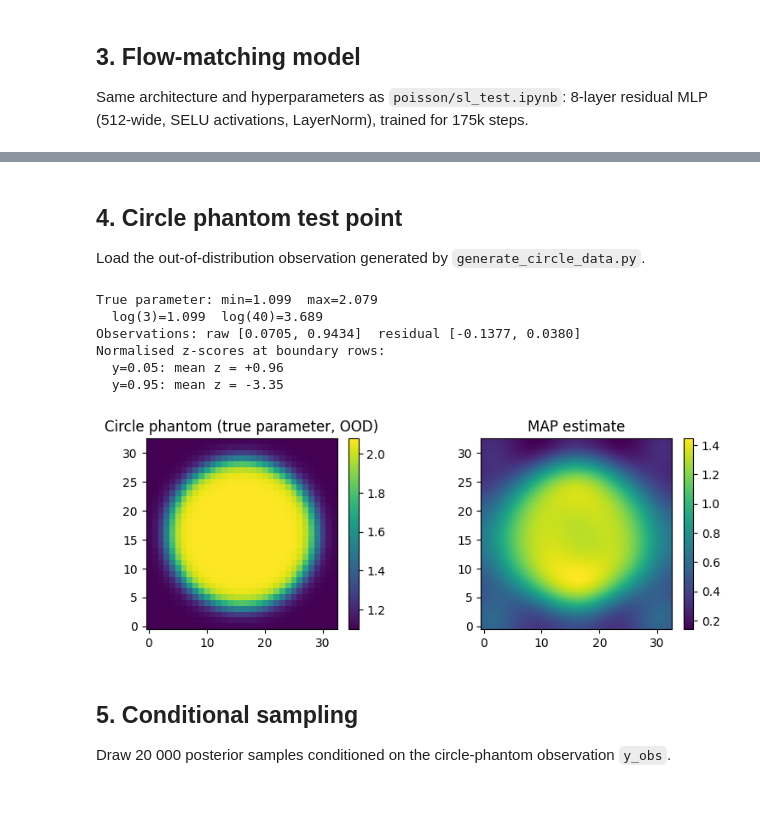
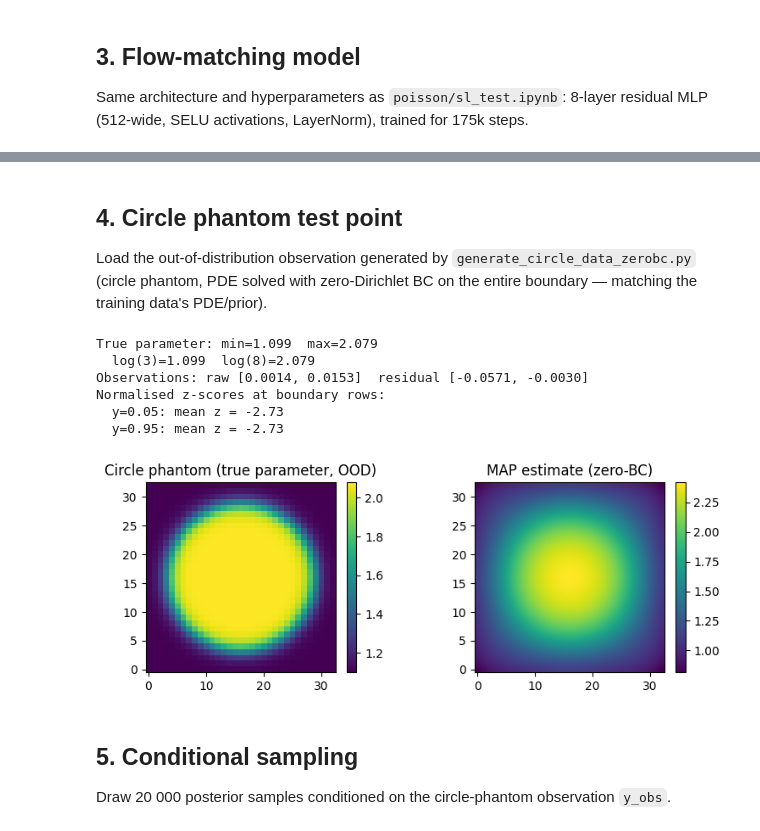
Before and after one commit to abjohnson117/TransportVsMcmcExperiments, a Jupyter notebook: circle-poisson/circle_test.ipynb, the cells around one changed output, grey strips where cells are left out. Cells and saved outputs as stored; diff of their text form; code cells hidden in the pictures; blank space fills up the shorter version.

```diff
--- a/circle-poisson/circle_test.ipynb
+++ b/circle-poisson/circle_test.ipynb
@@ -46,8 +49,8 @@ from triangular_transport.flows.loss_functions import vec_field_loss
 from triangular_transport.flows.methods.utils import UnitGaussianNormalizer
 from triangular_transport.flows.dataloaders import gaussian_reference_sampler
 
-TRAIN_DIR  = Path('../poisson/training_dataset')   # same training data as poisson/sl_test.ipynb
-CIRCLE_DIR = Path('circle-data')          # generated by generate_circle_data.py
+TRAIN_DIR  = Path('training_dataset')     # zero-Dirichlet-everywhere BC training data ("_p" files, see generate_training_dataset.py)
+CIRCLE_DIR = Path('circle-data-zerobc')   # generated by generate_circle_data_zerobc.py
 
 print('JAX devices:', jax.devices())
 # %% [output]
@@ -119,13 +122,13 @@ train_dim   = 50000
 nx = ny     = 33
 flat_length = nx * ny          # 1089
 
-ys = np.load(TRAIN_DIR / 'solutions_grid_delta.npy')[:train_dim]                           # (50000, 100)
-us = np.load(TRAIN_DIR / 'parameters_delta.npy')[:train_dim].reshape(train_dim, flat_length)  # (50000, 1089)
+ys = np.load(TRAIN_DIR / 'solutions_grid_p.npy')[:train_dim]                           # (50000, 100)
+us = np.load(TRAIN_DIR / 'parameters_p.npy')[:train_dim].reshape(train_dim, flat_length)  # (50000, 1089)
 
-us_ref  = np.load(TRAIN_DIR / 'parameters_delta.npy')[train_dim:train_dim * 2].reshape(train_dim, flat_length)
+us_ref  = np.load(TRAIN_DIR / 'parameters_p.npy')[train_dim:train_dim * 2].reshape(train_dim, flat_length)
 np.random.shuffle(us_ref)
 
-us_test = np.load(TRAIN_DIR / 'parameters_delta.npy')[train_dim * 2:train_dim * 2 + 20000].reshape(20000, flat_length)
+us_test = np.load(TRAIN_DIR / 'parameters_p.npy')[train_dim * 2:train_dim * 2 + 20000].reshape(20000, flat_length)
 np.random.shuffle(us_test)
 
 print(f'ys  shape: {ys.shape}    (100-point noisy observations)')
@@ -141,24 +144,24 @@ Observations are normalised to a unit Gaussian.
 Parameters are whitened via PCA, retaining 98% of the explained variance.
 # %%
 # Physical-residual normalisation:
-#   1. Subtract B·u(m=0) from every observation (removes the BC-induced y-gradient that the
+#   1. Subtract B·u(m=0) from every observation (removes the BC-induced pattern that the
 #      per-dimension normaliser would otherwise zero out independently, letting FM confuse
-#      "high k throughout circle" with "high k at top").
+#      "high k throughout circle" with structure inherited from the boundary condition).
 #   2. Scale by a SINGLE global std (rather than per-dimension).  This preserves the natural
-#      information weighting — boundary observation rows have lower variance and should
-#      influence FM less — and reduces the circle-phantom z-score magnitudes from ±20–40 to ±6–9.
-y_prior = np.load(CIRCLE_DIR / 'y_prior.npy')          # (100,)  B·u(m=0, k=1 everywhere)
+#      information weighting — boundary-adjacent observation rows have lower variance and should
+#      influence FM less.
+y_prior = np.load(CIRCLE_DIR / 'y_prior_zerobc.npy')     # (100,)  B·u(m=0, k=1 everywhere)
 ys_residual = ys - y_prior                              # (50000, 100)
 
-obs_global_std = float(np.std(ys_residual))             # single scalar ~0.01
+obs_global_std = float(np.std(ys_residual))             # single scalar
 ys_normalized  = ys_residual / obs_global_std           # (50000, 100) globally scaled residuals
 
 mean_us         = us.mean(axis=0)
 _, S_full, Vt   = np.linalg.svd(us / np.sqrt(train_dim - 1), full_matrices=False)
 V_full          = Vt.T
 expl_var        = (S_full ** 2) / (S_full ** 2).sum()
-k               = np.searchsorted(np.cumsum(expl_var), 0.999995) + 1
-# k               = np.searchsorted(np.cumsum(expl_var), 0.999) + 1
+# k               = np.searchsorted(np.cumsum(expl_var), 0.9999995) + 1
+k               = np.searchsorted(np.cumsum(expl_var), 0.99999) + 1
 V_pca           = V_full[:, :k]
 S_pca           = S_full[:k]
 
@@ -246,51 +257,53 @@ step = 19999, train_loss = -521.1920166015625
 # %% [markdown]
 ## 4. Circle phantom test point
-Load the out-of-distribution observation generated by `generate_circle_data.py`.
+Load the out-of-distribution observation generated by `generate_circle_data_zerobc.py`
+(circle phantom, PDE solved with zero-Dirichlet BC on the entire boundary — matching the
+training data's PDE/prior).
 # %%
-yu_circle = np.load(CIRCLE_DIR / 'data_circle.npy')    # [y_obs (100,) | u_true (1089,)]
-map_array = np.load(CIRCLE_DIR / 'map_array.npy')      # (33, 33) MAP estimate
+yu_circle = np.load(CIRCLE_DIR / 'data_circle_zerobc.npy')    # [y_obs (100,) | u_true (1089,)]
+map_array = np.load(CIRCLE_DIR / 'map_array_zerobc.npy')      # (33, 33) MAP estimate
 
 y_obs      = yu_circle[:obs_dim]                        # (100,) noisy observations
 u_true     = yu_circle[obs_dim:]                        # (1089,) true circle phantom
 utrue_grid = u_true.reshape(nx, ny)
 
 # Apply the same physical residual + global scale used during training
 y_obs_residual = y_obs - y_prior                        # subtract B·u(m=0)
 y_obs_norm     = y_obs_residual / obs_global_std        # same scale as training data
 
-# Diagnostic: z-scores per row (should be ±6–9, not ±20–40)
-targets = np.load(CIRCLE_DIR / 'targets.npy')
+# Diagnostic: z-scores per row
+targets = np.load(CIRCLE_DIR / 'targets_zerobc.npy')
 row_y   = np.unique(np.round(targets[:, 1], 3))
 print(f'True parameter: min={u_true.min():.3f}  max={u_true.max():.3f}')
-print(f'  log(3)={np.log(3):.3f}  log(40)={np.log(40):.3f}')
+print(f'  log(3)={np.log(3):.3f}  log(8)={np.log(8):.3f}')
 print(f'Observations: raw [{y_obs.min():.4f}, {y_obs.max():.4f}]  '
       f'residual [{y_obs_residual.min():.4f}, {y_obs_residual.max():.4f}]')
 print(f'Normalised z-scores at boundary rows:')
 for y_row in [row_y[0], row_y[-1]]:
     mask = np.abs(targets[:, 1] - y_row) < 1e-3
     z = float(np.mean(y_obs_norm[mask]))
     print(f'  y={y_row:.2f}: mean z = {z:+.2f}')
 
 # Quick sanity plot
 fig, axes = plt.subplots(1, 2, figsize=(8, 3))
 im0 = axes[0].imshow(utrue_grid, origin='lower', cmap='viridis')
 axes[0].set_title('Circle phantom (true parameter, OOD)')
 axes[0].grid(False)
 fig.colorbar(im0, ax=axes[0], fraction=0.046, pad=0.04)
 im1 = axes[1].imshow(map_array, origin='lower', interpolation='bilinear', cmap='viridis')
-axes[1].set_title('MAP estimate')
+axes[1].set_title('MAP estimate (zero-BC)')
 axes[1].grid(False)
 fig.colorbar(im1, ax=axes[1], fraction=0.046, pad=0.04)
 plt.tight_layout()
 plt.show()
 # %% [output]
 True parameter: min=1.099  max=2.079
-  log(3)=1.099  log(40)=3.689
-Observations: raw [0.0705, 0.9434]  residual [-0.1377, 0.0380]
+  log(3)=1.099  log(8)=2.079
+Observations: raw [0.0014, 0.0153]  residual [-0.0571, -0.0030]
 Normalised z-scores at boundary rows:
-  y=0.05: mean z = +0.96
-  y=0.95: mean z = -3.35
+  y=0.05: mean z = -2.73
+  y=0.95: mean z = -2.73
-[figure, old version]
+[figure, new version]
 # %% [markdown]
 ## 5. Conditional sampling
 Draw 20 000 posterior samples conditioned on the circle-phantom observation `y_obs`.
```
Also changed, not shown: parts of 15 cells of this notebook, 7 other files.
